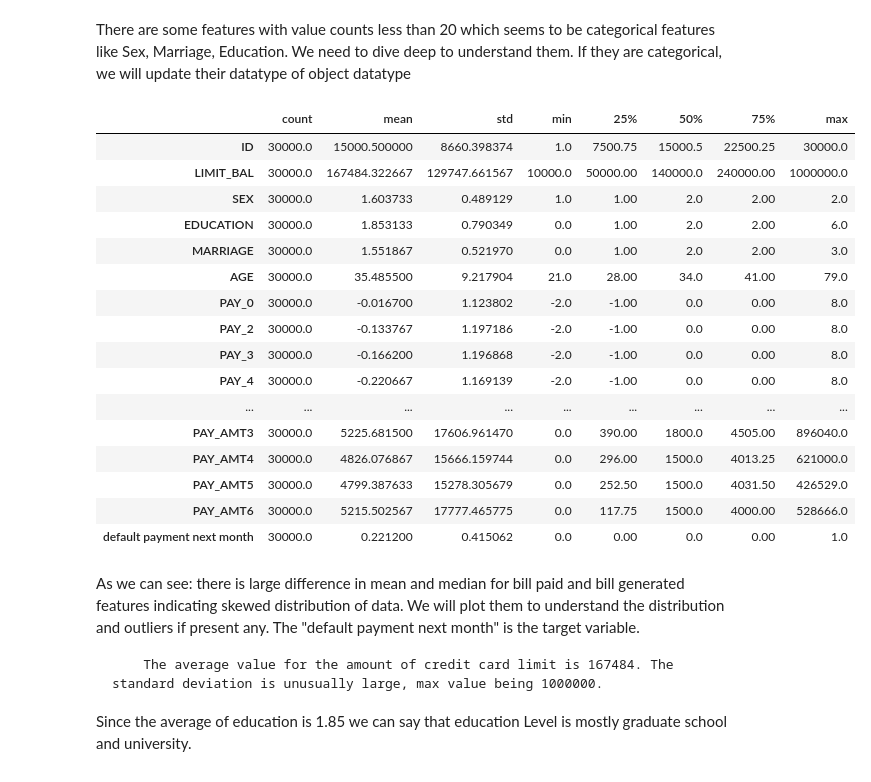
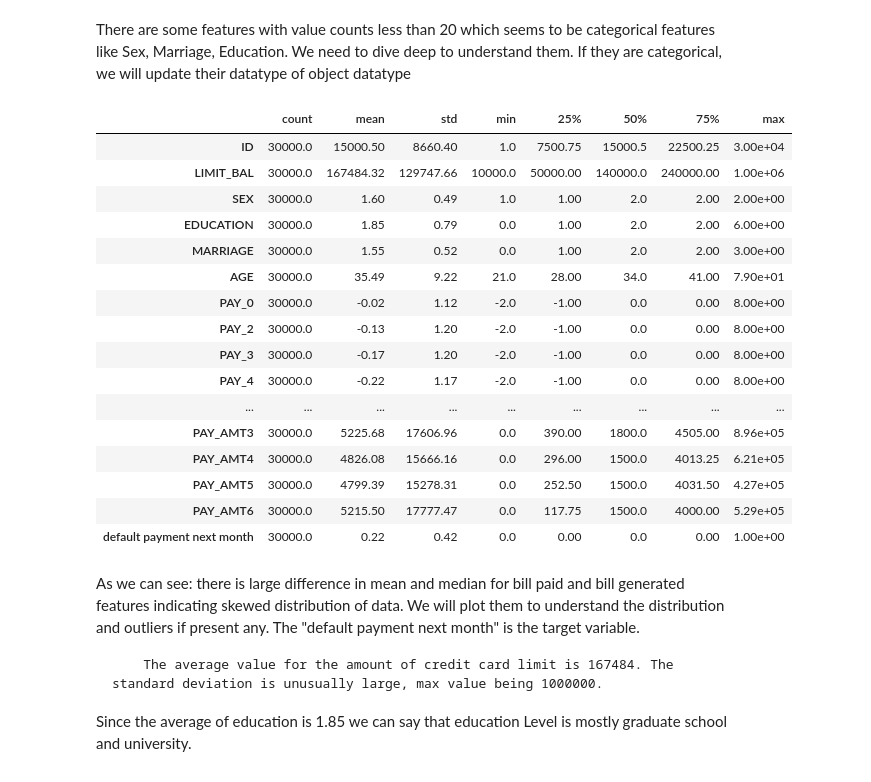
Before and after one commit to kunalmahadik/Credit-Card-Default-Prediction, a Jupyter notebook: Credit_Card_Default_Prediction_Capstone_Project.ipynb, the cells around one changed output. Saved outputs shown, nothing was run; the diff lists cells and outputs as text; code cells hidden in the pictures.

```diff
--- a/Credit_Card_Default_Prediction_Capstone_Project.ipynb
+++ b/Credit_Card_Default_Prediction_Capstone_Project.ipynb
@@ -32,12 +29,0 @@
-# %%
-# Importing libraries and modules required
-import pandas as pd
-import numpy as np
-import matplotlib.pyplot as plt
-%matplotlib inline
-import seaborn as sns
-import plotly.express as px
-
-import warnings
-warnings.filterwarnings('ignore')
-pd.set_option('display.max_columns', None)
@@ -56,5 +91,5 @@ Drive already mounted at /content/drive; to attempt to forcibly remount, call dr
 Requirement already satisfied: xlrd in /usr/local/lib/python3.7/dist-packages (2.0.1)
 # %%
 # load the credit default of credit card clients
-credit_df = pd.read_excel('/content/drive/MyDrive/AlmaBetter/dataset/default of credit card clients.xls', header = 1)
+cred_df = pd.read_excel('/content/drive/MyDrive/AlmaBetter/dataset/default of credit card clients.xls', header = 1)
 # %% [markdown]
@@ -146,25 +179,25 @@ dtype: int64
 There are some features with value counts less than 20 which seems to be categorical features like Sex, Marriage, Education. We need to dive deep to understand them. If they are categorical, we will update their datatype of object datatype
 # %%
 # Checking the descriptive statistics of the features of the dataset
-credit_df.describe().T
+cred_df.describe().T
 # %% [output]
 |  | count | mean | std | min | 25% | 50% | 75% | max |
-| ID | 30000.0 | 15000.500000 | 8660.398374 | 1.0 | 7500.75 | 15000.5 | 22500.25 | 30000.0 |
-| LIMIT_BAL | 30000.0 | 167484.322667 | 129747.661567 | 10000.0 | 50000.00 | 140000.0 | 240000.00 | 1000000.0 |
-| SEX | 30000.0 | 1.603733 | 0.489129 | 1.0 | 1.00 | 2.0 | 2.00 | 2.0 |
-| EDUCATION | 30000.0 | 1.853133 | 0.790349 | 0.0 | 1.00 | 2.0 | 2.00 | 6.0 |
-| MARRIAGE | 30000.0 | 1.551867 | 0.521970 | 0.0 | 1.00 | 2.0 | 2.00 | 3.0 |
-| AGE | 30000.0 | 35.485500 | 9.217904 | 21.0 | 28.00 | 34.0 | 41.00 | 79.0 |
-| PAY_0 | 30000.0 | -0.016700 | 1.123802 | -2.0 | -1.00 | 0.0 | 0.00 | 8.0 |
-| PAY_2 | 30000.0 | -0.133767 | 1.197186 | -2.0 | -1.00 | 0.0 | 0.00 | 8.0 |
-| PAY_3 | 30000.0 | -0.166200 | 1.196868 | -2.0 | -1.00 | 0.0 | 0.00 | 8.0 |
-| PAY_4 | 30000.0 | -0.220667 | 1.169139 | -2.0 | -1.00 | 0.0 | 0.00 | 8.0 |
+| ID | 30000.0 | 15000.50 | 8660.40 | 1.0 | 7500.75 | 15000.5 | 22500.25 | 3.00e+04 |
+| LIMIT_BAL | 30000.0 | 167484.32 | 129747.66 | 10000.0 | 50000.00 | 140000.0 | 240000.00 | 1.00e+06 |
+| SEX | 30000.0 | 1.60 | 0.49 | 1.0 | 1.00 | 2.0 | 2.00 | 2.00e+00 |
+| EDUCATION | 30000.0 | 1.85 | 0.79 | 0.0 | 1.00 | 2.0 | 2.00 | 6.00e+00 |
+| MARRIAGE | 30000.0 | 1.55 | 0.52 | 0.0 | 1.00 | 2.0 | 2.00 | 3.00e+00 |
+| AGE | 30000.0 | 35.49 | 9.22 | 21.0 | 28.00 | 34.0 | 41.00 | 7.90e+01 |
+| PAY_0 | 30000.0 | -0.02 | 1.12 | -2.0 | -1.00 | 0.0 | 0.00 | 8.00e+00 |
+| PAY_2 | 30000.0 | -0.13 | 1.20 | -2.0 | -1.00 | 0.0 | 0.00 | 8.00e+00 |
+| PAY_3 | 30000.0 | -0.17 | 1.20 | -2.0 | -1.00 | 0.0 | 0.00 | 8.00e+00 |
+| PAY_4 | 30000.0 | -0.22 | 1.17 | -2.0 | -1.00 | 0.0 | 0.00 | 8.00e+00 |
 | ... | ... | ... | ... | ... | ... | ... | ... | ... |
-| PAY_AMT3 | 30000.0 | 5225.681500 | 17606.961470 | 0.0 | 390.00 | 1800.0 | 4505.00 | 896040.0 |
-| PAY_AMT4 | 30000.0 | 4826.076867 | 15666.159744 | 0.0 | 296.00 | 1500.0 | 4013.25 | 621000.0 |
-| PAY_AMT5 | 30000.0 | 4799.387633 | 15278.305679 | 0.0 | 252.50 | 1500.0 | 4031.50 | 426529.0 |
-| PAY_AMT6 | 30000.0 | 5215.502567 | 17777.465775 | 0.0 | 117.75 | 1500.0 | 4000.00 | 528666.0 |
-| default payment next month | 30000.0 | 0.221200 | 0.415062 | 0.0 | 0.00 | 0.0 | 0.00 | 1.0 |
+| PAY_AMT3 | 30000.0 | 5225.68 | 17606.96 | 0.0 | 390.00 | 1800.0 | 4505.00 | 8.96e+05 |
+| PAY_AMT4 | 30000.0 | 4826.08 | 15666.16 | 0.0 | 296.00 | 1500.0 | 4013.25 | 6.21e+05 |
+| PAY_AMT5 | 30000.0 | 4799.39 | 15278.31 | 0.0 | 252.50 | 1500.0 | 4031.50 | 4.27e+05 |
+| PAY_AMT6 | 30000.0 | 5215.50 | 17777.47 | 0.0 | 117.75 | 1500.0 | 4000.00 | 5.29e+05 |
+| default payment next month | 30000.0 | 0.22 | 0.42 | 0.0 | 0.00 | 0.0 | 0.00 | 1.00e+00 |
 # %% [markdown]
 As we can see:
         there is large difference in mean and median  for bill paid and bill generated features indicating skewed distribution of data. We will plot them to understand the distribution and outliers if present any.
```
Also changed, not shown: parts of 298 cells of this notebook.
